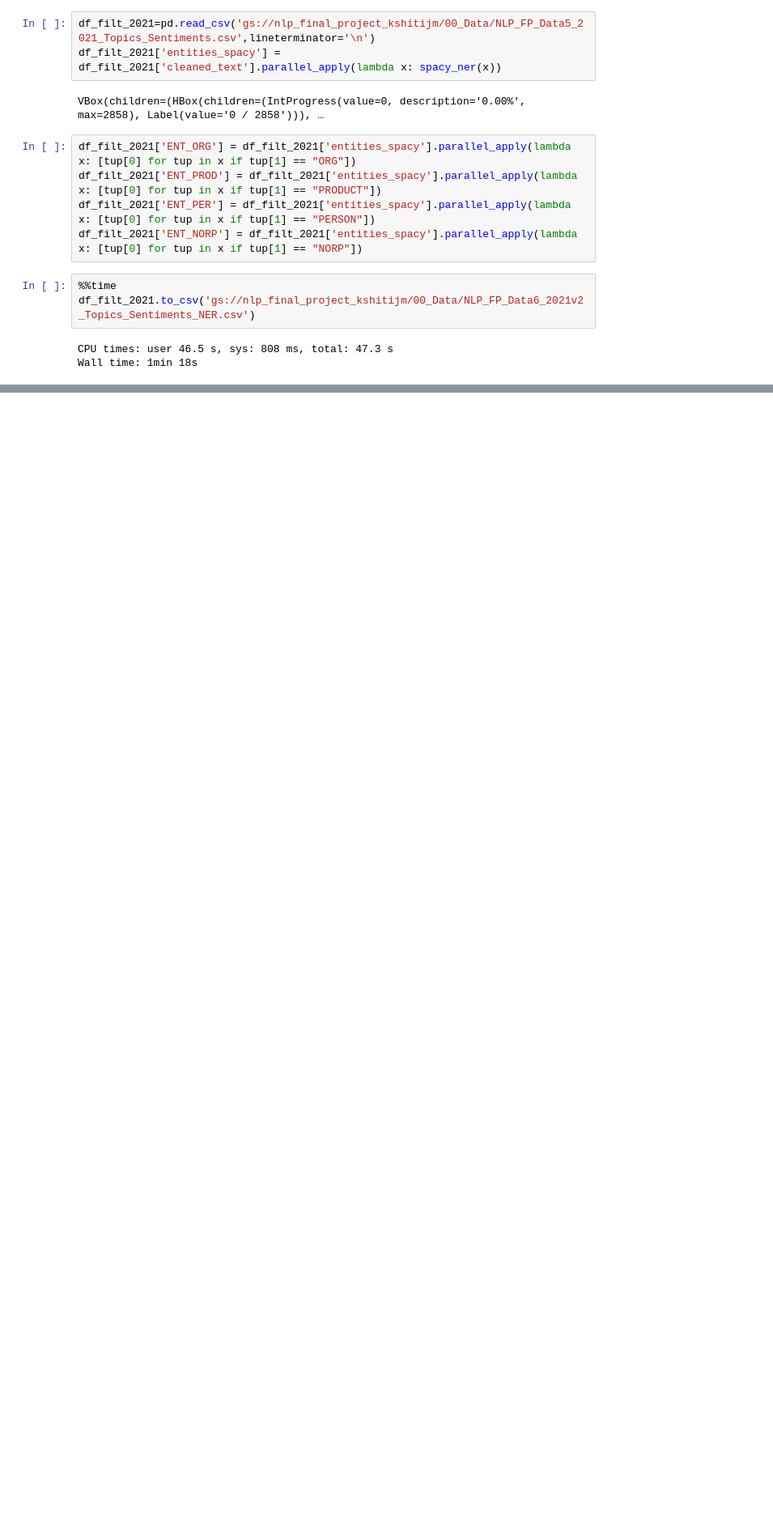
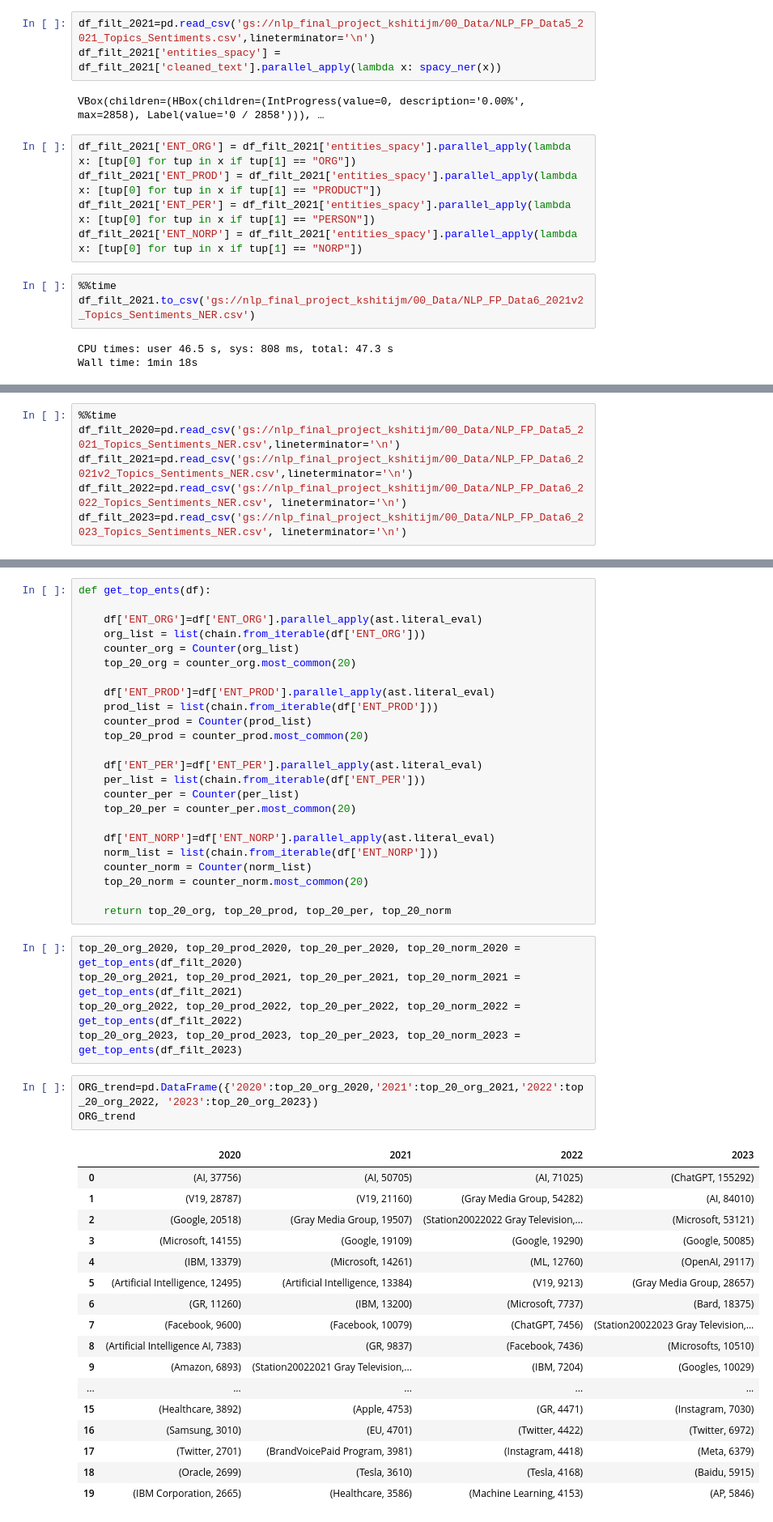
Before and after one commit to kshitij-mittal/Impact_Analysis_GenAI, a Jupyter notebook: 061_EntityExtraction_Spacy.ipynb, the cells around one changed output, grey strips where cells are left out. Shown at 81% size. Cells and saved outputs as stored; diff of their text form; blank space fills up the shorter version.

```diff
--- a/061_EntityExtraction_Spacy.ipynb
+++ b/061_EntityExtraction_Spacy.ipynb
@@ -306,0 +310,6 @@ Wall time: 14min 56s
+# %%
+%%time
+df_filt_2020=pd.read_csv('gs://nlp_final_project_kshitijm/00_Data/NLP_FP_Data5_2021_Topics_Sentiments_NER.csv',lineterminator='\n')
+df_filt_2021=pd.read_csv('gs://nlp_final_project_kshitijm/00_Data/NLP_FP_Data6_2021v2_Topics_Sentiments_NER.csv',lineterminator='\n')
+df_filt_2022=pd.read_csv('gs://nlp_final_project_kshitijm/00_Data/NLP_FP_Data6_2022_Topics_Sentiments_NER.csv', lineterminator='\n')
+df_filt_2023=pd.read_csv('gs://nlp_final_project_kshitijm/00_Data/NLP_FP_Data6_2023_Topics_Sentiments_NER.csv', lineterminator='\n')
@@ -306,0 +319,50 @@ Wall time: 14min 56s
+# %%
+def get_top_ents(df):
+
+    df['ENT_ORG']=df['ENT_ORG'].parallel_apply(ast.literal_eval)
+    org_list = list(chain.from_iterable(df['ENT_ORG']))
+    counter_org = Counter(org_list)
+    top_20_org = counter_org.most_common(20)
+
+    df['ENT_PROD']=df['ENT_PROD'].parallel_apply(ast.literal_eval)
+    prod_list = list(chain.from_iterable(df['ENT_PROD']))
+    counter_prod = Counter(prod_list)
+    top_20_prod = counter_prod.most_common(20)
+
+    df['ENT_PER']=df['ENT_PER'].parallel_apply(ast.literal_eval)
+    per_list = list(chain.from_iterable(df['ENT_PER']))
+    counter_per = Counter(per_list)
+    top_20_per = counter_per.most_common(20)
+
+    df['ENT_NORP']=df['ENT_NORP'].parallel_apply(ast.literal_eval)
+    norm_list = list(chain.from_iterable(df['ENT_NORP']))
+    counter_norm = Counter(norm_list)
+    top_20_norm = counter_norm.most_common(20)
+
+    return top_20_org, top_20_prod, top_20_per, top_20_norm
+# %%
+top_20_org_2020, top_20_prod_2020, top_20_per_2020, top_20_norm_2020 = get_top_ents(df_filt_2020)
+top_20_org_2021, top_20_prod_2021, top_20_per_2021, top_20_norm_2021 = get_top_ents(df_filt_2021)
+top_20_org_2022, top_20_prod_2022, top_20_per_2022, top_20_norm_2022 = get_top_ents(df_filt_2022)
+top_20_org_2023, top_20_prod_2023, top_20_per_2023, top_20_norm_2023 = get_top_ents(df_filt_2023)
+# %%
+ORG_trend=pd.DataFrame({'2020':top_20_org_2020,'2021':top_20_org_2021,'2022':top_20_org_2022, '2023':top_20_org_2023})
+ORG_trend
+# %% [output]
+|  | 2020 | 2021 | 2022 | 2023 |
+| 0 | (AI, 37756) | (AI, 50705) | (AI, 71025) | (ChatGPT, 155292) |
+| 1 | (V19, 28787) | (V19, 21160) | (Gray Media Group, 54282) | (AI, 84010) |
+| 2 | (Google, 20518) | (Gray Media Group, 19507) | (Station20022022 Gray Television,... | (Microsoft, 53121) |
+| 3 | (Microsoft, 14155) | (Google, 19109) | (Google, 19290) | (Google, 50085) |
+| 4 | (IBM, 13379) | (Microsoft, 14261) | (ML, 12760) | (OpenAI, 29117) |
+| 5 | (Artificial Intelligence, 12495) | (Artificial Intelligence, 13384) | (V19, 9213) | (Gray Media Group, 28657) |
+| 6 | (GR, 11260) | (IBM, 13200) | (Microsoft, 7737) | (Bard, 18375) |
+| 7 | (Facebook, 9600) | (Facebook, 10079) | (ChatGPT, 7456) | (Station20022023 Gray Television,... |
+| 8 | (Artificial Intelligence AI, 7383) | (GR, 9837) | (Facebook, 7436) | (Microsofts, 10510) |
+| 9 | (Amazon, 6893) | (Station20022021 Gray Television,... | (IBM, 7204) | (Googles, 10029) |
+| ... | ... | ... | ... | ... |
+| 15 | (Healthcare, 3892) | (Apple, 4753) | (GR, 4471) | (Instagram, 7030) |
+| 16 | (Samsung, 3010) | (EU, 4701) | (Twitter, 4422) | (Twitter, 6972) |
+| 17 | (Twitter, 2701) | (BrandVoicePaid Program, 3981) | (Instagram, 4418) | (Meta, 6379) |
+| 18 | (Oracle, 2699) | (Tesla, 3610) | (Tesla, 4168) | (Baidu, 5915) |
+| 19 | (IBM Corporation, 2665) | (Healthcare, 3586) | (Machine Learning, 4153) | (AP, 5846) |
```
Also changed, not shown: parts of 15 cells of this notebook, 4 other files.
